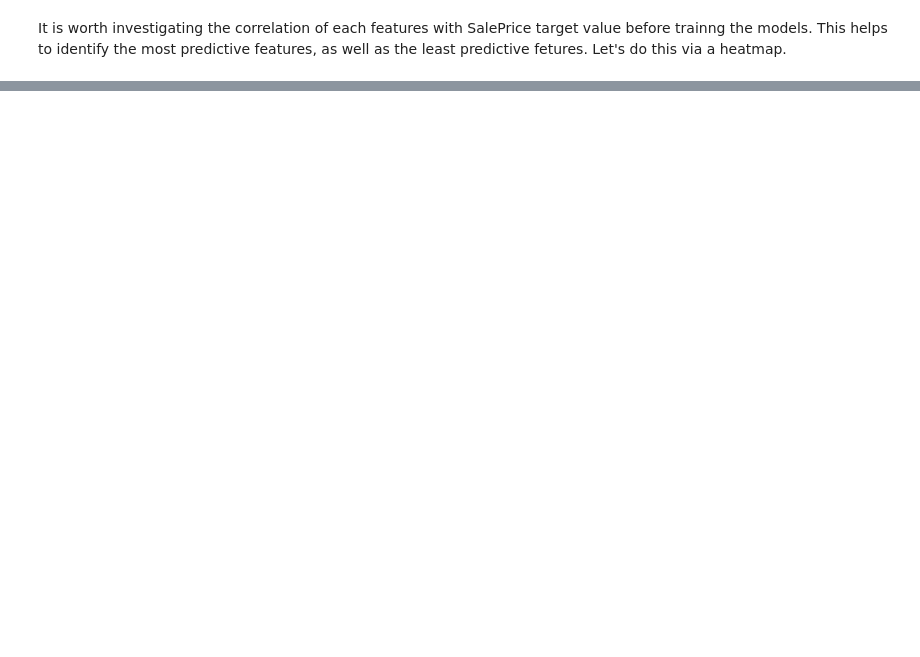
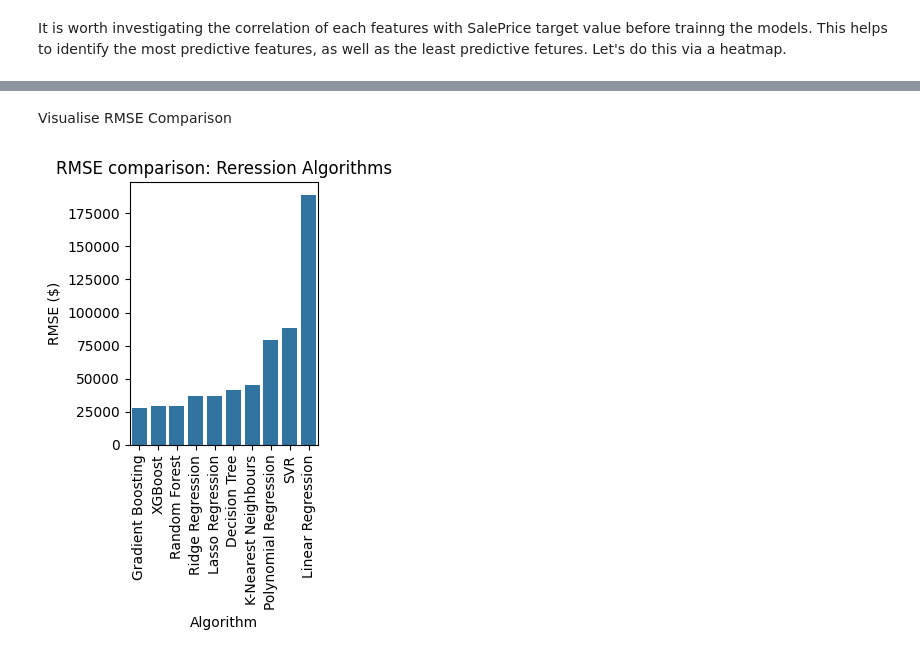
Before and after one commit to FaroughR/ML_Competitional_Course, a Jupyter notebook: Regression_Competition/Regression_Competition.ipynb, the cells around one changed output, grey strips where cells are left out. Saved outputs shown, nothing was run; the diff lists cells and outputs as text; code cells hidden in the pictures; blank space fills up the shorter version.

Commit message:
Updating the final version of the REgression competition code

```diff
--- a/Regression_Competition/Regression_Competition.ipynb
+++ b/Regression_Competition/Regression_Competition.ipynb
@@ -102,0 +141,3 @@ Let's do this via a heatmap.
+# %%
+y = numerical_df['SalePrice']
+X = numerical_df.drop(columns='SalePrice')
@@ -102,0 +168,11 @@ Let's do this via a heatmap.
+# %%
+results = {
+    'Algorithm': [],
+    'RMSE': [],
+    'MAE': [],
+    'MSE': [],
+    'R2': [],
+    'Adjusted R2': [],
+    'Training time': [],
+    'Prediction time': []
+}
@@ -102,0 +181,13 @@ Let's do this via a heatmap.
+# %%
+regressors = {
+    'Linear Regression':        LinearRegression(fit_intercept=False),
+    'Polynomial Regression':    Pipeline([('poly', PolynomialFeatures(degree=2)), ('linear', LinearRegression())]),
+    'Ridge Regression':         Ridge(alpha=1.0),
+    'Lasso Regression':         Lasso(alpha=1.0, max_iter=10000),
+    'SVR':                      SVR(kernel='rbf'),
+    'Decision Tree':            DecisionTreeRegressor(random_state=42),
+    'Random Forest':            RandomForestRegressor(random_state=42),
+    'Gradient Boosting':        GradientBoostingRegressor(random_state=42),
+    'XGBoost':                  xgb.XGBRegressor(random_state=42),
+    'K-Nearest Neighbours':     KNeighborsRegressor(n_neighbors=50, weights='distance')
+}
@@ -102,0 +257,4 @@ Let's do this via a heatmap.
+# %%
+results_df = pd.DataFrame(results)
+print("Results sorted by RMSE - the lower the better")
+results_df.sort_values('RMSE')
@@ -102,0 +274,13 @@ Let's do this via a heatmap.
+# %% [markdown]
+Visualise RMSE Comparison
+# %%
+plt.figure(figsize=(3, 5))
+sns.barplot(data=results_df.sort_values('RMSE'), x = 'Algorithm', y = 'RMSE')
+plt.title('RMSE comparison: Reression Algorithms')
+plt.xlabel('Algorithm')
+plt.ylabel('RMSE ($)')
+plt.xticks(rotation=90)
+plt.tight_layout()
+plt.show()
+# %% [output]
+[figure, added]
```
Also changed, not shown: parts of 21 cells of this notebook.
